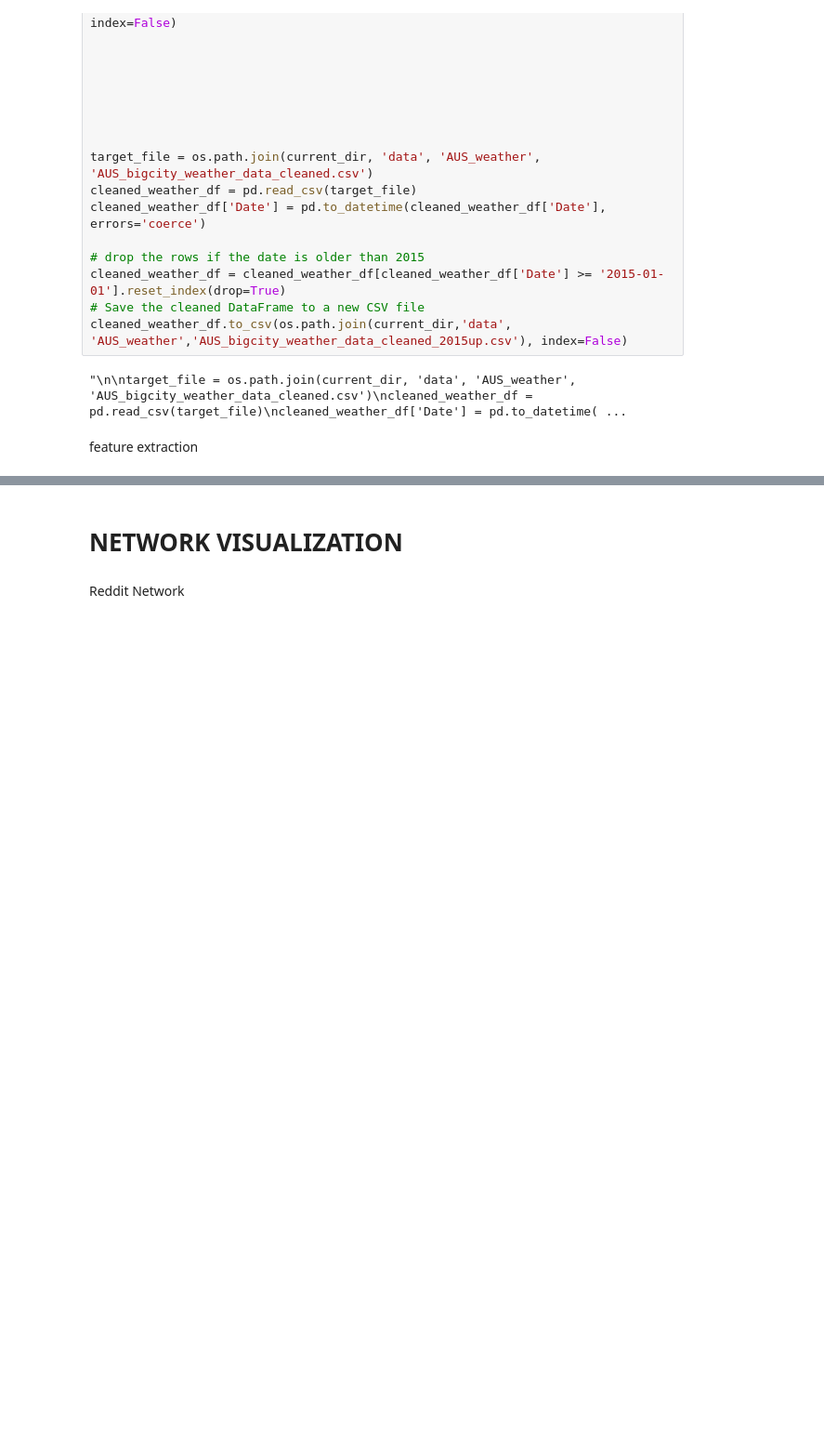
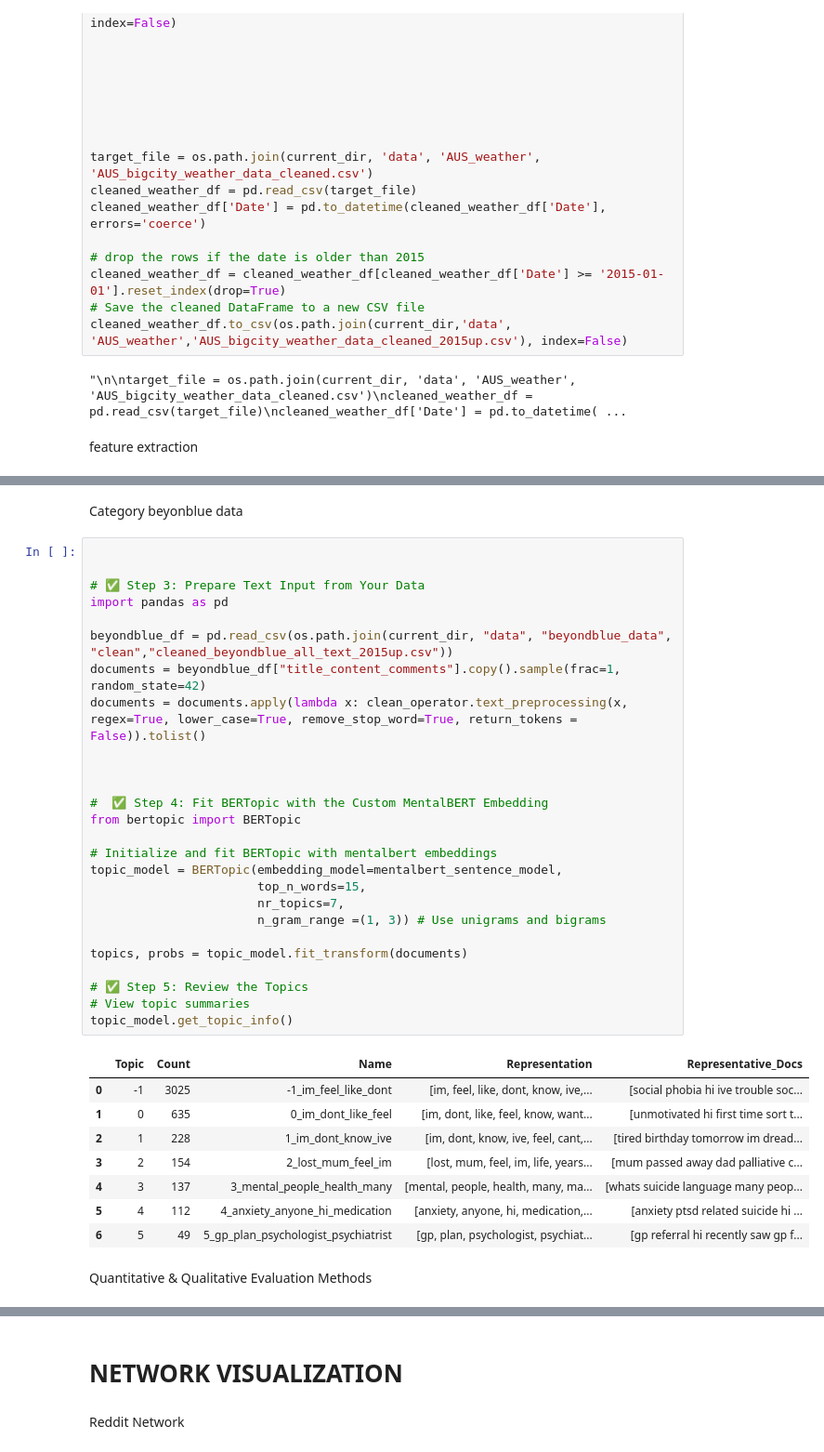
Before and after one commit to Rainman4301/LLM_NetworkMoel_MentalHealth, a Jupyter notebook: mental_health_analysis.ipynb, the cells around one changed output, grey strips where cells are left out. Shown at 93% size. Cells and saved outputs as stored; diff of their text form; blank space fills up the shorter version.

```diff
--- a/mental_health_analysis.ipynb
+++ b/mental_health_analysis.ipynb
@@ -1252,0 +1444,39 @@ feature extraction
+# %% [markdown]
+Category beyonblue data
+# %%
+
+
+# ✅ Step 3: Prepare Text Input from Your Data
+import pandas as pd
+
+beyondblue_df = pd.read_csv(os.path.join(current_dir, "data", "beyondblue_data", "clean","cleaned_beyondblue_all_text_2015up.csv"))
+documents = beyondblue_df["title_content_comments"].copy().sample(frac=1, random_state=42)
+documents = documents.apply(lambda x: clean_operator.text_preprocessing(x, regex=True, lower_case=True, remove_stop_word=True, return_tokens = False)).tolist()
+
+
+
+#  ✅ Step 4: Fit BERTopic with the Custom MentalBERT Embedding
+from bertopic import BERTopic
+
+# Initialize and fit BERTopic with mentalbert embeddings
+topic_model = BERTopic(embedding_model=mentalbert_sentence_model,
+                       top_n_words=15,
+                       nr_topics=7,
+                       n_gram_range =(1, 3)) # Use unigrams and bigrams
+
+topics, probs = topic_model.fit_transform(documents)
+
+# ✅ Step 5: Review the Topics
+# View topic summaries
+topic_model.get_topic_info()
+# %% [output]
+|  | Topic | Count | Name | Representation | Representative_Docs |
+| 0 | -1 | 3025 | -1_im_feel_like_dont | [im, feel, like, dont, know, ive,... | [social phobia hi ive trouble soc... |
+| 1 | 0 | 635 | 0_im_dont_like_feel | [im, dont, like, feel, know, want... | [unmotivated hi first time sort t... |
+| 2 | 1 | 228 | 1_im_dont_know_ive | [im, dont, know, ive, feel, cant,... | [tired birthday tomorrow im dread... |
+| 3 | 2 | 154 | 2_lost_mum_feel_im | [lost, mum, feel, im, life, years... | [mum passed away dad palliative c... |
+| 4 | 3 | 137 | 3_mental_people_health_many | [mental, people, health, many, ma... | [whats suicide language many peop... |
+| 5 | 4 | 112 | 4_anxiety_anyone_hi_medication | [anxiety, anyone, hi, medication,... | [anxiety ptsd related suicide hi ... |
+| 6 | 5 | 49 | 5_gp_plan_psychologist_psychiatrist | [gp, plan, psychologist, psychiat... | [gp referral hi recently saw gp f... |
+# %% [markdown]
+Quantitative & Qualitative Evaluation Methods
```
Also changed, not shown: parts of 10 cells of this notebook.
